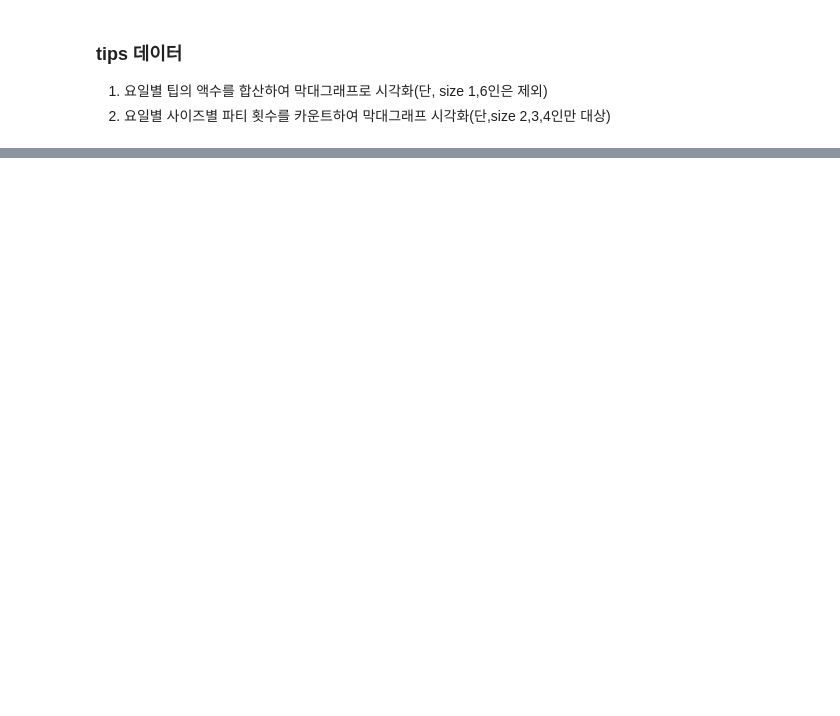
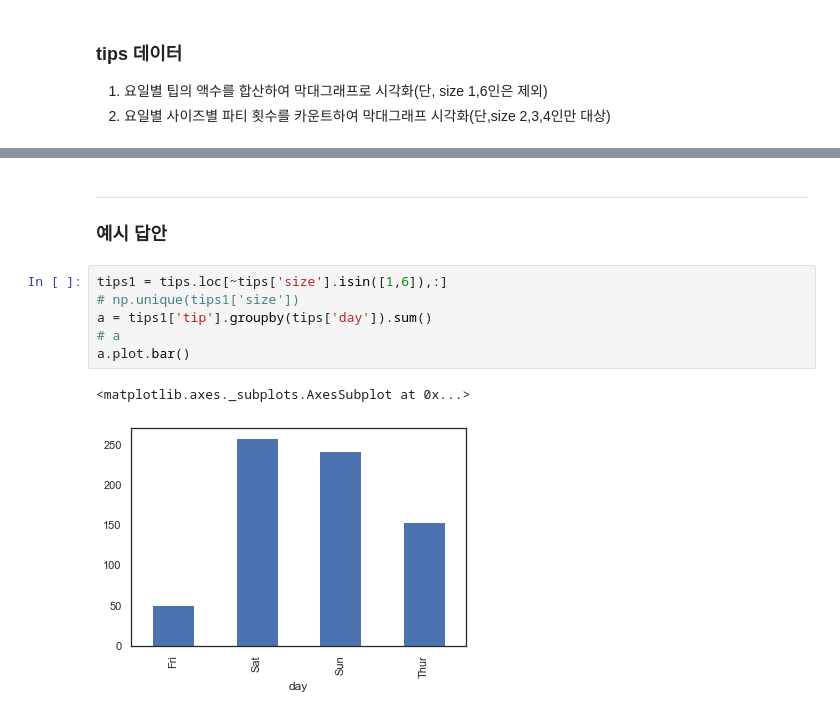
Before and after one commit to Nougaga/study, a Jupyter notebook: 200902~ 데이터 분석(python)/200904-study.ipynb, the cells around one changed output, grey strips where cells are left out. Saved outputs shown, nothing was run; the diff lists cells and outputs as text; blank space fills up the shorter version.

```diff
--- a/200902~ 데이터 분석(python)/200904-study.ipynb
+++ b/200902~ 데이터 분석(python)/200904-study.ipynb
@@ -1007,0 +1010,12 @@ test3.legend(['2','3','4'], title='size')
+# %% [markdown]
+---
+### 예시 답안
+# %%
+tips1 = tips.loc[~tips['size'].isin([1,6]),:]
+# np.unique(tips1['size'])
+a = tips1['tip'].groupby(tips['day']).sum()
+# a
+a.plot.bar()
+# %% [output]
+<matplotlib.axes._subplots.AxesSubplot at 0x...>
+[figure, added]
```
Also changed, not shown: parts of 51 cells of this notebook, 13 other files.
